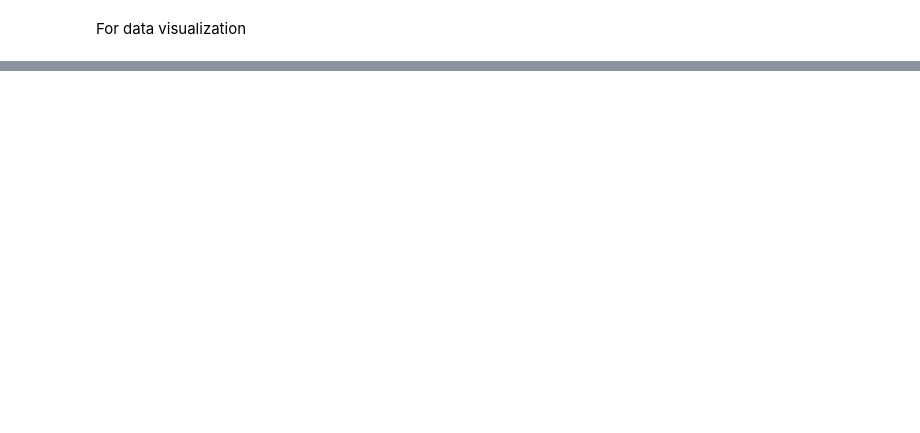
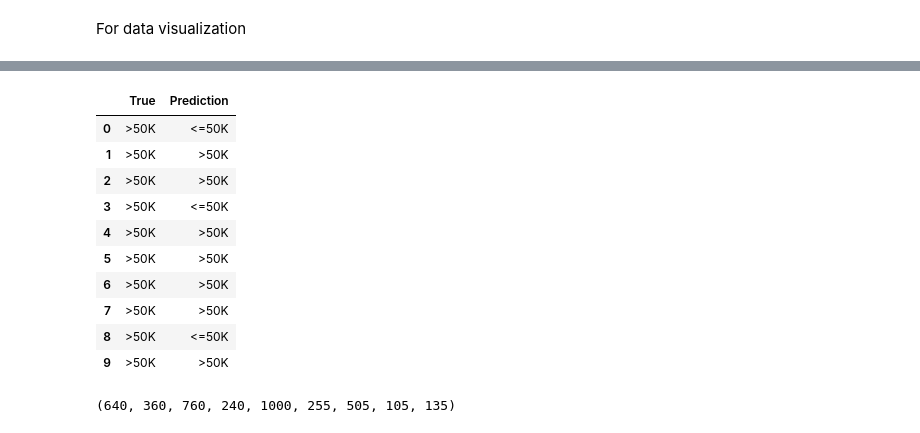
Before and after one commit to CuongNN218/DecisionTree, a Jupyter notebook: preprocessing.ipynb, the cells around one changed output, grey strips where cells are left out. Drawn from its saved outputs; the diff is of its cells as text; code cells hidden in the pictures; blank space fills up the shorter version.

```diff
--- a/preprocessing.ipynb
+++ b/preprocessing.ipynb
@@ -924,0 +1065,14 @@ n165:n163:leaf:<=50K
+# %%
+pred_data[:10]
+# %% [output]
+|  | True | Prediction |
+| 0 | >50K | <=50K |
+| 1 | >50K | >50K |
+| 2 | >50K | >50K |
+| 3 | >50K | <=50K |
+| 4 | >50K | >50K |
+| 5 | >50K | >50K |
+| 6 | >50K | >50K |
+| 7 | >50K | >50K |
+| 8 | >50K | <=50K |
+| 9 | >50K | >50K |
@@ -924,0 +1100,5 @@ n165:n163:leaf:<=50K
+# %%
+a = counter(pred_data)
+a
+# %% [output]
+(640, 360, 760, 240, 1000, 255, 505, 105, 135)
```
Also changed, not shown: parts of 21 cells of this notebook, 4 other files.
